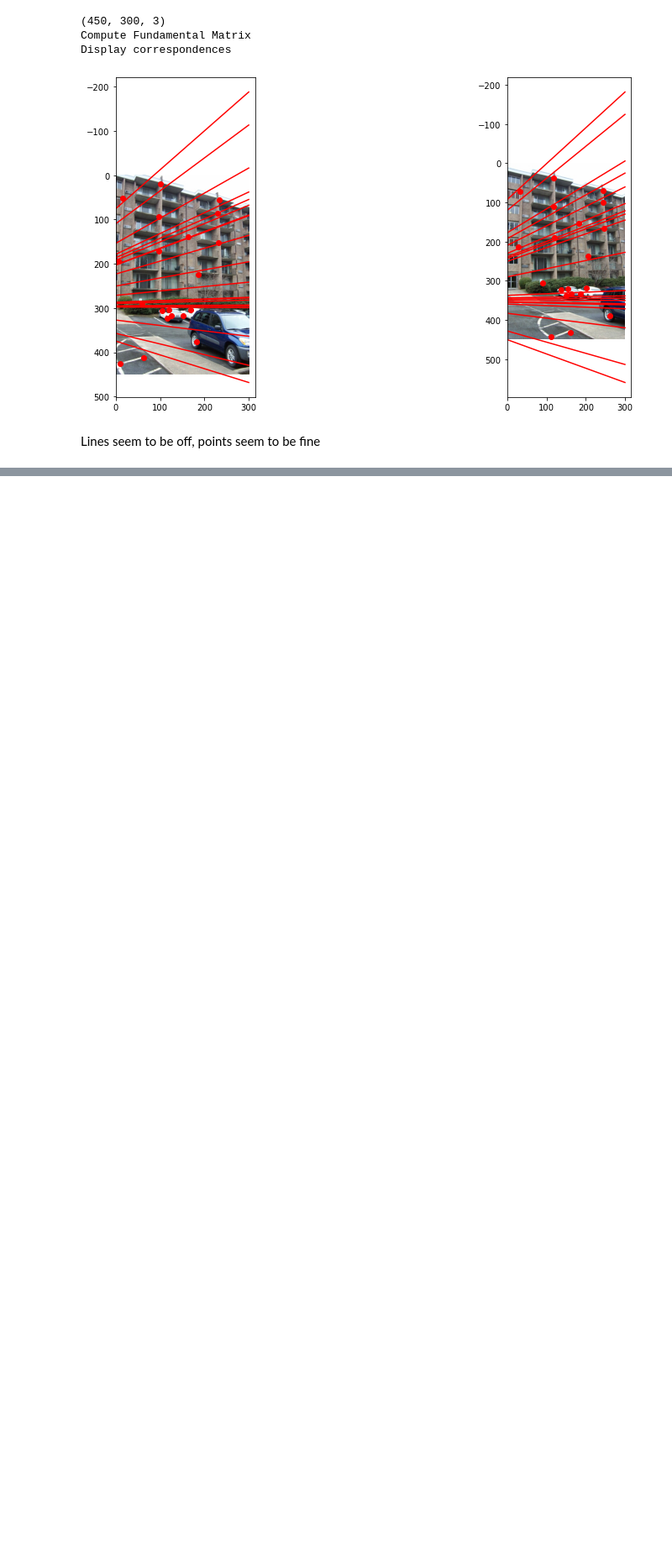
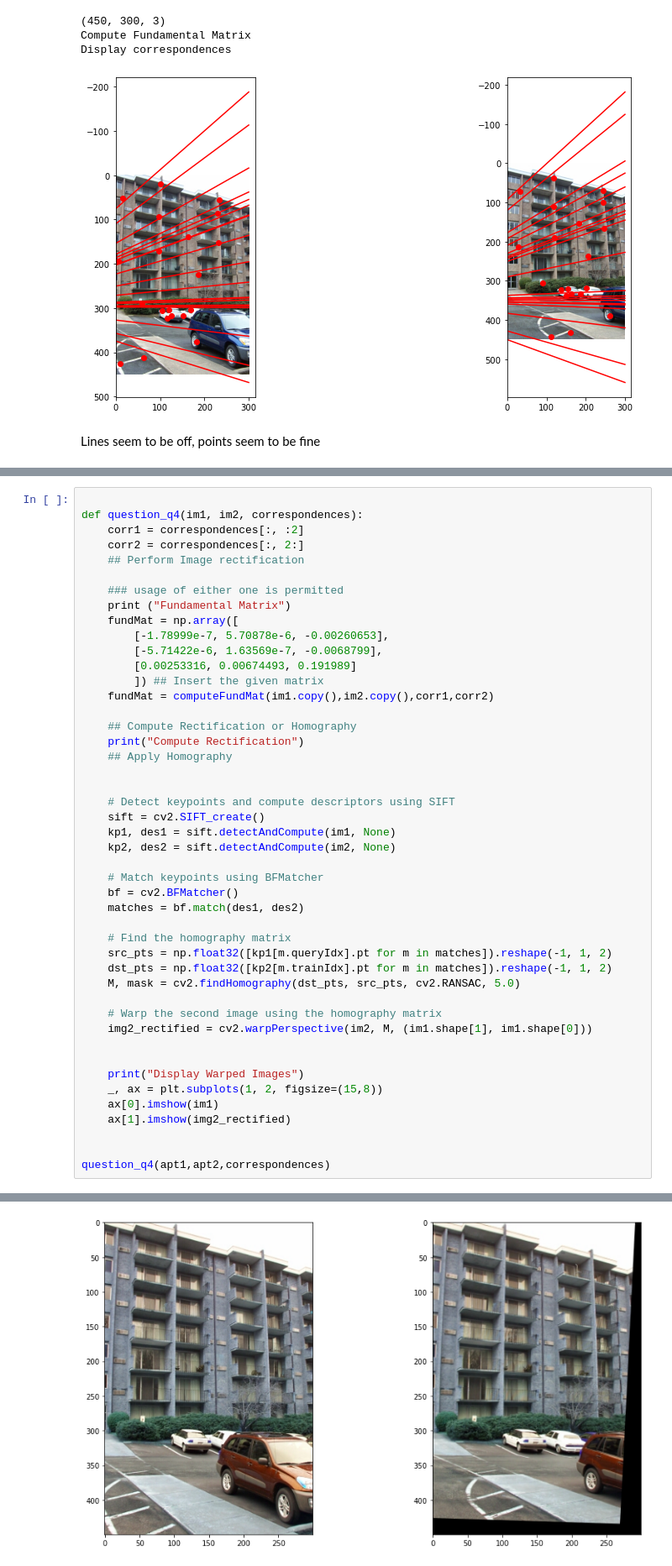
Before and after one commit to Patschwemm/CV_Course, a Jupyter notebook: Sheet11/src/Sheet11.ipynb, the cells around one changed output, grey strips where cells are left out. Shown at 84% size. Cells and saved outputs as stored; diff of their text form; blank space fills up the shorter version.

```diff
--- a/Sheet11/src/Sheet11.ipynb
+++ b/Sheet11/src/Sheet11.ipynb
@@ -184,0 +158,47 @@ question_q4(apt1,apt2,correspondences)
+# %%
+
+def question_q4(im1, im2, correspondences):
+    corr1 = correspondences[:, :2]
+    corr2 = correspondences[:, 2:]
+    ## Perform Image rectification
+
+    ### usage of either one is permitted
+    print ("Fundamental Matrix")
+    fundMat = np.array([
+        [-1.78999e-7, 5.70878e-6, -0.00260653],
+        [-5.71422e-6, 1.63569e-7, -0.0068799],
+        [0.00253316, 0.00674493, 0.191989]
+        ]) ## Insert the given matrix
+    fundMat = computeFundMat(im1.copy(),im2.copy(),corr1,corr2)
+
+    ## Compute Rectification or Homography
+    print("Compute Rectification")
+    ## Apply Homography
+
+
+    # Detect keypoints and compute descriptors using SIFT
+    sift = cv2.SIFT_create()
+    kp1, des1 = sift.detectAndCompute(im1, None)
+    kp2, des2 = sift.detectAndCompute(im2, None)
+
+    # Match keypoints using BFMatcher
+    bf = cv2.BFMatcher()
+    matches = bf.match(des1, des2)
+
+    # Find the homography matrix
+    src_pts = np.float32([kp1[m.queryIdx].pt for m in matches]).reshape(-1, 1, 2)
+    dst_pts = np.float32([kp2[m.trainIdx].pt for m in matches]).reshape(-1, 1, 2)
+    M, mask = cv2.findHomography(dst_pts, src_pts, cv2.RANSAC, 5.0)
+
+    # Warp the second image using the homography matrix
+    img2_rectified = cv2.warpPerspective(im2, M, (im1.shape[1], im1.shape[0]))
+
+
+    print("Display Warped Images")
+    _, ax = plt.subplots(1, 2, figsize=(15,8))
+    ax[0].imshow(im1)
+    ax[1].imshow(img2_rectified)
+
+
+question_q4(apt1,apt2,correspondences)
+# %% [output]
@@ -184,0 +208 @@ question_q4(apt1,apt2,correspondences)
+[figure, added]
```
Also changed, not shown: parts of 3 cells of this notebook.
